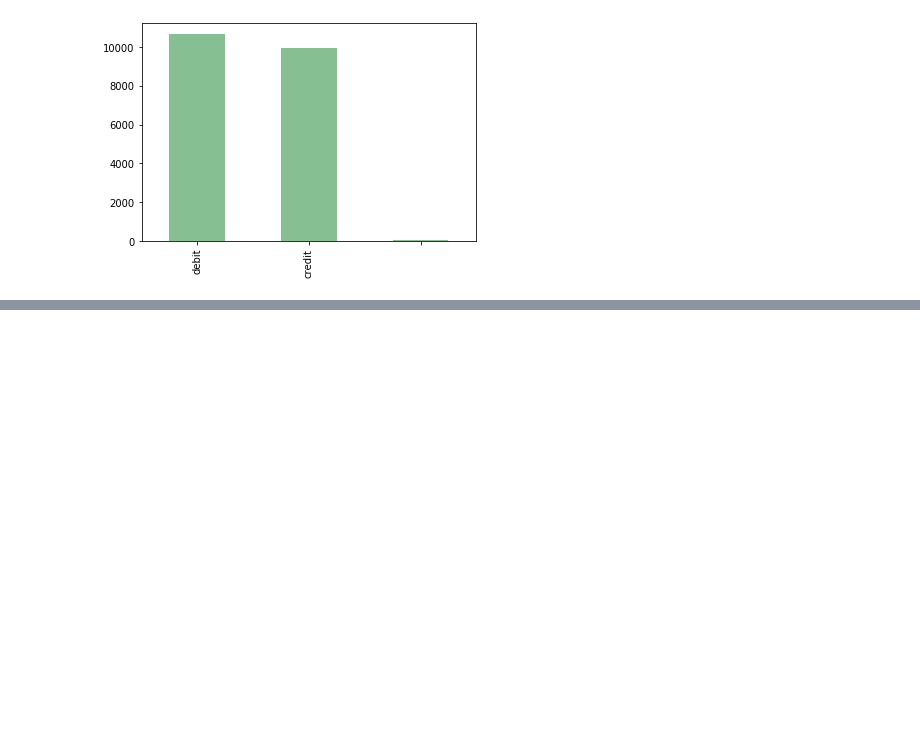
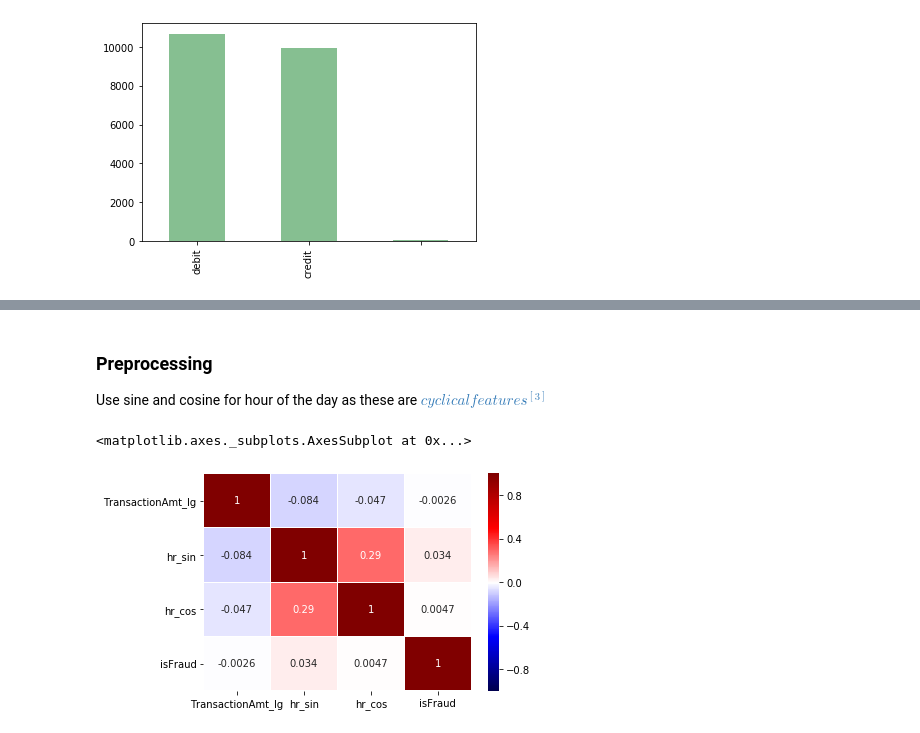
Before and after one commit to rmodi6/ieee-cis-fraud-detection, a Jupyter notebook: cse519_hw2_playground.ipynb, the cells around one changed output, grey strips where cells are left out. Saved outputs shown, nothing was run; the diff lists cells and outputs as text; code cells hidden in the pictures; blank space fills up the shorter version.

```diff
--- a/cse519_hw2_playground.ipynb
+++ b/cse519_hw2_playground.ipynb
@@ -248,0 +222,37 @@ trainset[trainset['isFraud'] == True]['card6'].value_counts().plot(kind='bar', c
+# %%
+# Replace columns that have empty value with 'unknown' value
+cols = ['card4', 'card6', 'DeviceType', 'DeviceInfo', 'P_emaildomain', 'R_emaildomain']
+dataset[cols] = dataset[cols].replace({'': 'unknown'})
+# %%
+# Keep the top 5 column values and group remaining ones into 'Others'
+top5_deviceinfo = set(dataset['DeviceInfo'].value_counts()[:5].index)
+dataset['DeviceInfo'] = dataset['DeviceInfo'].apply(lambda x: x if x in top5_deviceinfo else 'Others')
+# %%
+# Group categories that are similar into one category [4]
+regex_patterns = {
+    r'^frontier.*$': 'frontier.com',
+    r'^gmail.*$': 'gmail.com',
+    r'^hotmail.*$': 'hotmail.com',
+    r'^live.*$': 'live.com',
+    r'^netzero.*$': 'netzero.com',
+    r'^outlook.*$': 'outlook.com',
+    r'^yahoo.*$': 'yahoo.com'
+}
+replacements = {
+    'P_emaildomain': regex_patterns,
+    'R_emaildomain': regex_patterns
+}
+
+dataset.replace(replacements, regex=True, inplace=True)
+# %% [markdown]
+### Preprocessing
+Use sine and cosine for hour of the day as these are [$cyclical features^{[3]}$](#References)
+# %%
+dataset['hr_sin'] = np.sin((dataset['TransactionDT_hour'] + dataset['TransactionDT_min']/60.0)*(np.pi/12.0))
+dataset['hr_cos'] = np.cos((dataset['TransactionDT_hour'] + dataset['TransactionDT_min']/60.0)*(np.pi/12.0))
+dataset['TransactionAmt_lg'] = np.log(dataset['TransactionAmt'])
+# %%
+sns.heatmap(dataset[['TransactionAmt_lg', 'hr_sin', 'hr_cos', 'isFraud']].corr(), vmin=-1, vmax=1, cmap='seismic', linewidths=0.2, annot=True)
+# %% [output]
+<matplotlib.axes._subplots.AxesSubplot at 0x...>
+[figure, added]
```
Also changed, not shown: parts of 20 cells of this notebook.
